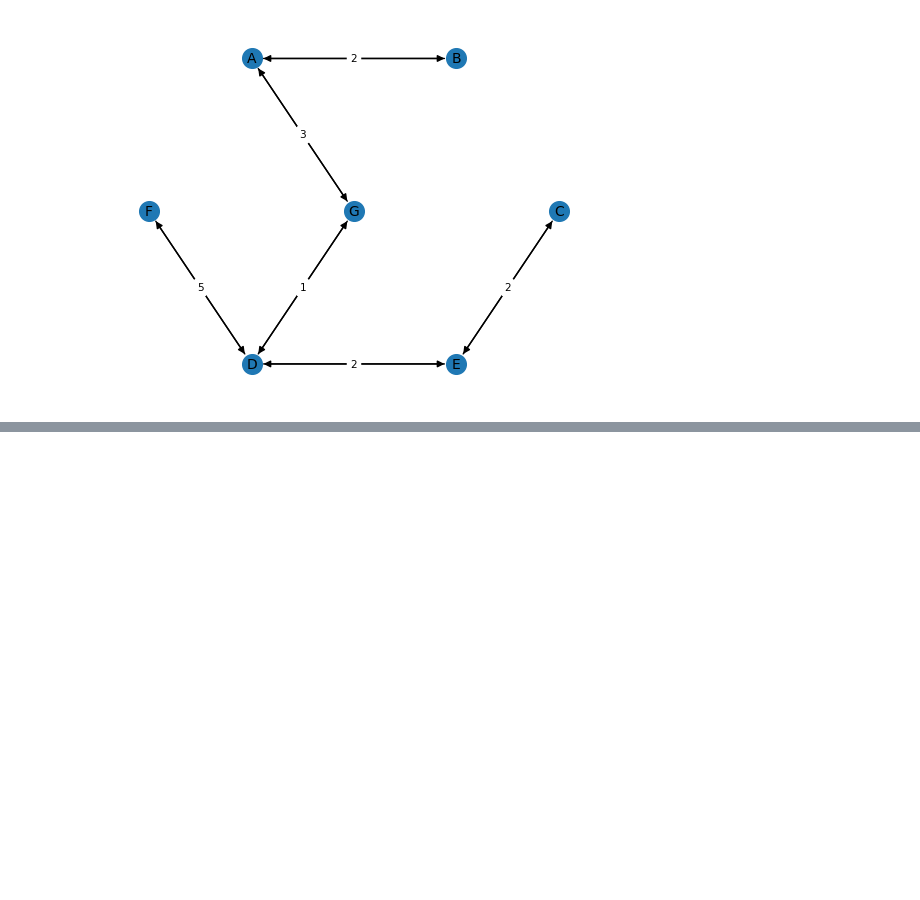
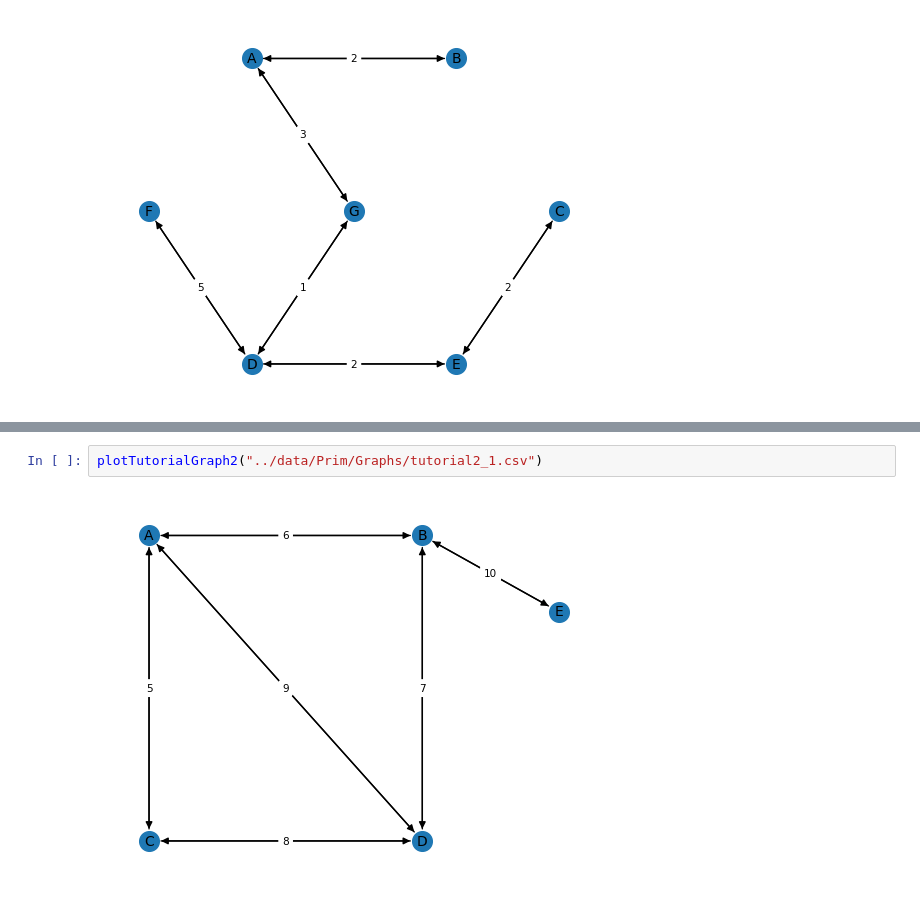
Before and after one commit to isaacchunn/algo-design-and-analysis, a Jupyter notebook: GraphFramework/Visualization/GraphVisualizer.ipynb, the cells around one changed output, grey strips where cells are left out. Saved outputs shown, nothing was run; the diff lists cells and outputs as text; blank space fills up the shorter version.

```diff
--- a/GraphFramework/Visualization/GraphVisualizer.ipynb
+++ b/GraphFramework/Visualization/GraphVisualizer.ipynb
@@ -384,0 +435,4 @@ plotTutorialGraph("../data/Kruskal/Graphs/tutorial_mst.csv")
+# %%
+plotTutorialGraph2("../data/Prim/Graphs/tutorial2_1.csv")
+# %% [output]
+[figure, added]
```
Also changed, not shown: parts of 4 cells of this notebook, 10 other files.
